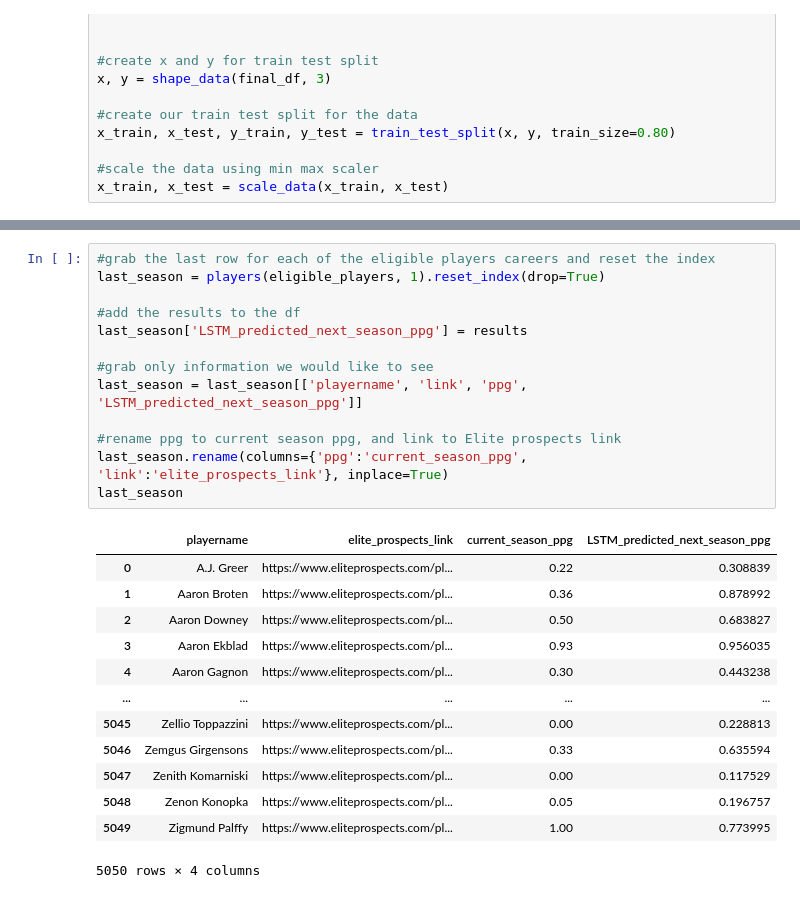
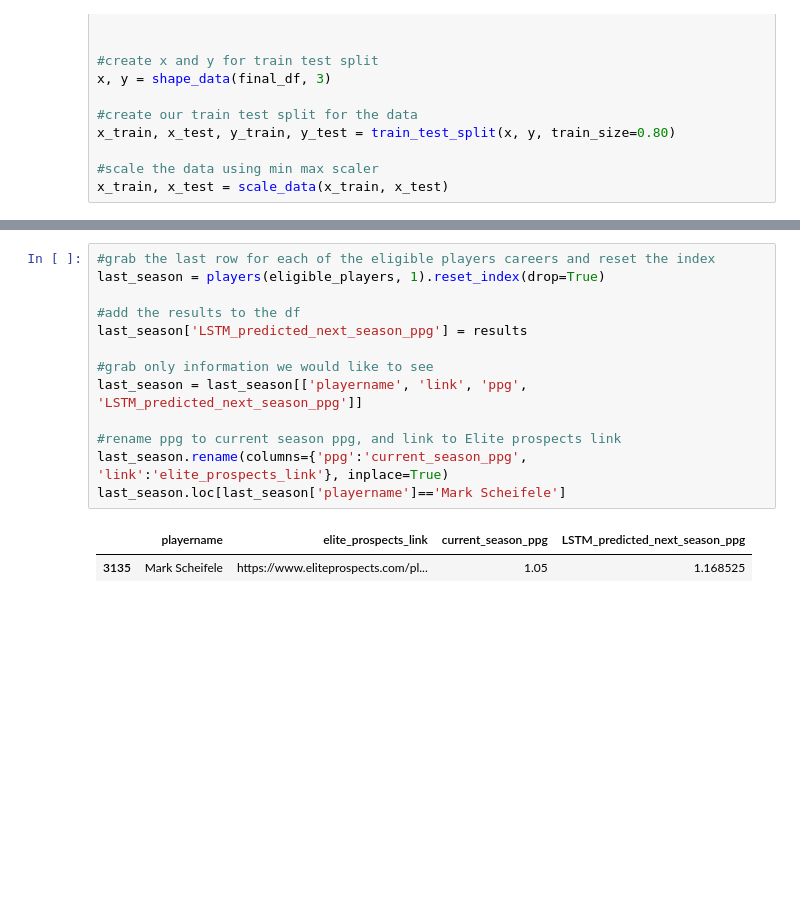
Before and after one commit to TylerDavidchuk97/hockey_final_project, a Jupyter notebook: final_project.ipynb, the cells around one changed output, grey strips where cells are left out. Saved outputs shown, nothing was run; the diff lists cells and outputs as text; blank space fills up the shorter version.

```diff
--- a/final_project.ipynb
+++ b/final_project.ipynb
@@ -294,27 +293,16 @@ results = mm_scaler.inverse_transform(trainPredict_dataset_like)[:,0]
 # %%
 #grab the last row for each of the eligible players careers and reset the index
 last_season = players(eligible_players, 1).reset_index(drop=True)
 
 #add the results to the df
 last_season['LSTM_predicted_next_season_ppg'] = results
 
 #grab only information we would like to see
 last_season = last_season[['playername', 'link', 'ppg', 'LSTM_predicted_next_season_ppg']]
 
 #rename ppg to current season ppg, and link to Elite prospects link
 last_season.rename(columns={'ppg':'current_season_ppg', 'link':'elite_prospects_link'}, inplace=True)
-last_season
+last_season.loc[last_season['playername']=='Mark Scheifele']
 # %% [output]
 |  | playername | elite_prospects_link | current_season_ppg | LSTM_predicted_next_season_ppg |
-| 0 | A.J. Greer | https://www.eliteprospects.com/pl... | 0.22 | 0.308839 |
-| 1 | Aaron Broten | https://www.eliteprospects.com/pl... | 0.36 | 0.878992 |
-| 2 | Aaron Downey | https://www.eliteprospects.com/pl... | 0.50 | 0.683827 |
-| 3 | Aaron Ekblad | https://www.eliteprospects.com/pl... | 0.93 | 0.956035 |
-| 4 | Aaron Gagnon | https://www.eliteprospects.com/pl... | 0.30 | 0.443238 |
-| ... | ... | ... | ... | ... |
-| 5045 | Zellio Toppazzini | https://www.eliteprospects.com/pl... | 0.00 | 0.228813 |
-| 5046 | Zemgus Girgensons | https://www.eliteprospects.com/pl... | 0.33 | 0.635594 |
-| 5047 | Zenith Komarniski | https://www.eliteprospects.com/pl... | 0.00 | 0.117529 |
-| 5048 | Zenon Konopka | https://www.eliteprospects.com/pl... | 0.05 | 0.196757 |
-| 5049 | Zigmund Palffy | https://www.eliteprospects.com/pl... | 1.00 | 0.773995 |
+| 3135 | Mark Scheifele | https://www.eliteprospects.com/pl... | 1.05 | 1.168525 |
-5050 rows × 4 columns
```
Also changed, not shown: parts of 5 cells of this notebook, 14 other files.
